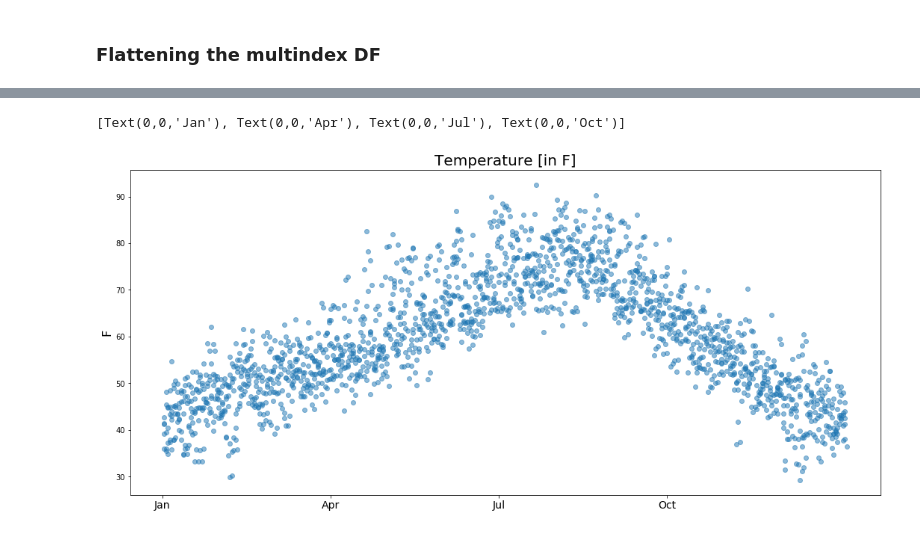
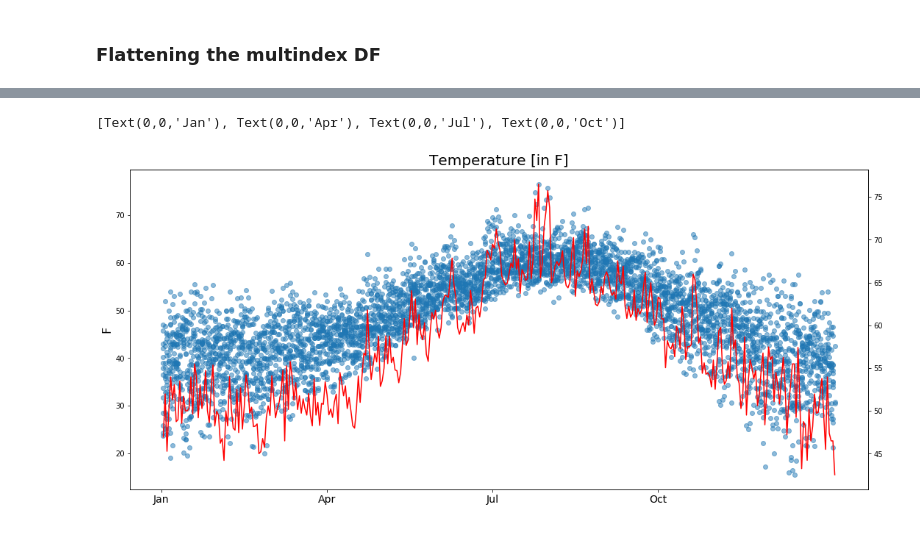
Before and after one commit to eddietheangel/soaring_predictor, a Jupyter notebook: notebooks/weather-eda.ipynb, the cells around one changed output, grey strips where cells are left out. Drawn from its saved outputs; the diff is of its cells as text; code cells hidden in the pictures.

```diff
--- a/notebooks/weather-eda.ipynb
+++ b/notebooks/weather-eda.ipynb
@@ -96,3 +105,7 @@ RDF.head()
+# %%
+RDF = pd.concat([RDF,PD],axis=1)
+# %%
+RDF.dropna(inplace=True)
 # %%
 # resetting the index to take the timestamp out
 RDF.reset_index(inplace=True)
@@ -121,7 +140,7 @@ RDF.head()
 
 RDF = RDF.pivot_table(index='date',
                     columns='hour',
-                    values=['tmpf',' dwpf',' relh',' drct',' sknt',' p01i',' alti',' skyc1'])
+                    values=['tmpf',' dwpf',' relh',' drct',' sknt',' p01i',' alti',' skyc1','psgr'])
 # %% [markdown]
 ### Flattening the multindex DF
 # %%
@@ -160,0 +189,3 @@ RDF.head()
+# %%
+avg_temp = RDF.groupby('doy')['tmpf_12'].max()
+avg_temp.to_csv('avg_temp.csv')
@@ -161,13 +200,15 @@ RDF.head()
 # %%
 fig,ax = plt.subplots(figsize = (18,8))
+ax2 = ax.twinx()
 ax.scatter(RDF['doy'],RDF['tmpf_12'], alpha = 0.5)
+ax2.plot(avg_temp.index,avg_temp, color = 'r')
 ax.set_title('Temperature [in F]',fontsize=20)
 ax.set_ylabel('F', fontsize=16)
 ax.set_xticks([0,90,180,270]) # choose which x locations to have ticks
 ax.set_xticklabels(['Jan','Apr',"Jul",'Oct'], fontsize=14)
 # %% [output]
 [Text(0,0,'Jan'), Text(0,0,'Apr'), Text(0,0,'Jul'), Text(0,0,'Oct')]
-[figure, old version]
+[figure, new version]
 # %%
 #Sweet way to push DF to Postgres DB
 
```
Also changed, not shown: parts of 10 cells of this notebook, 9 other files.
